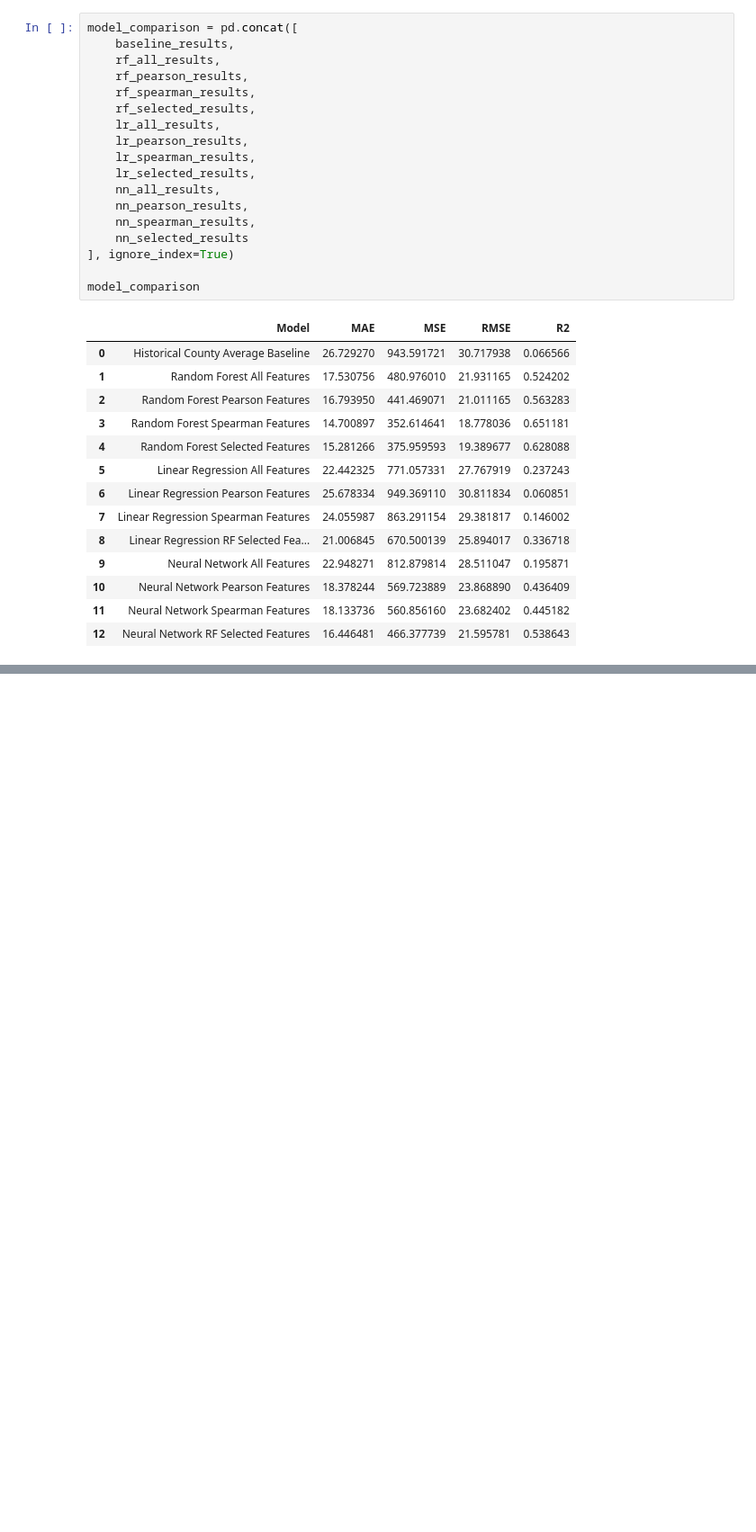
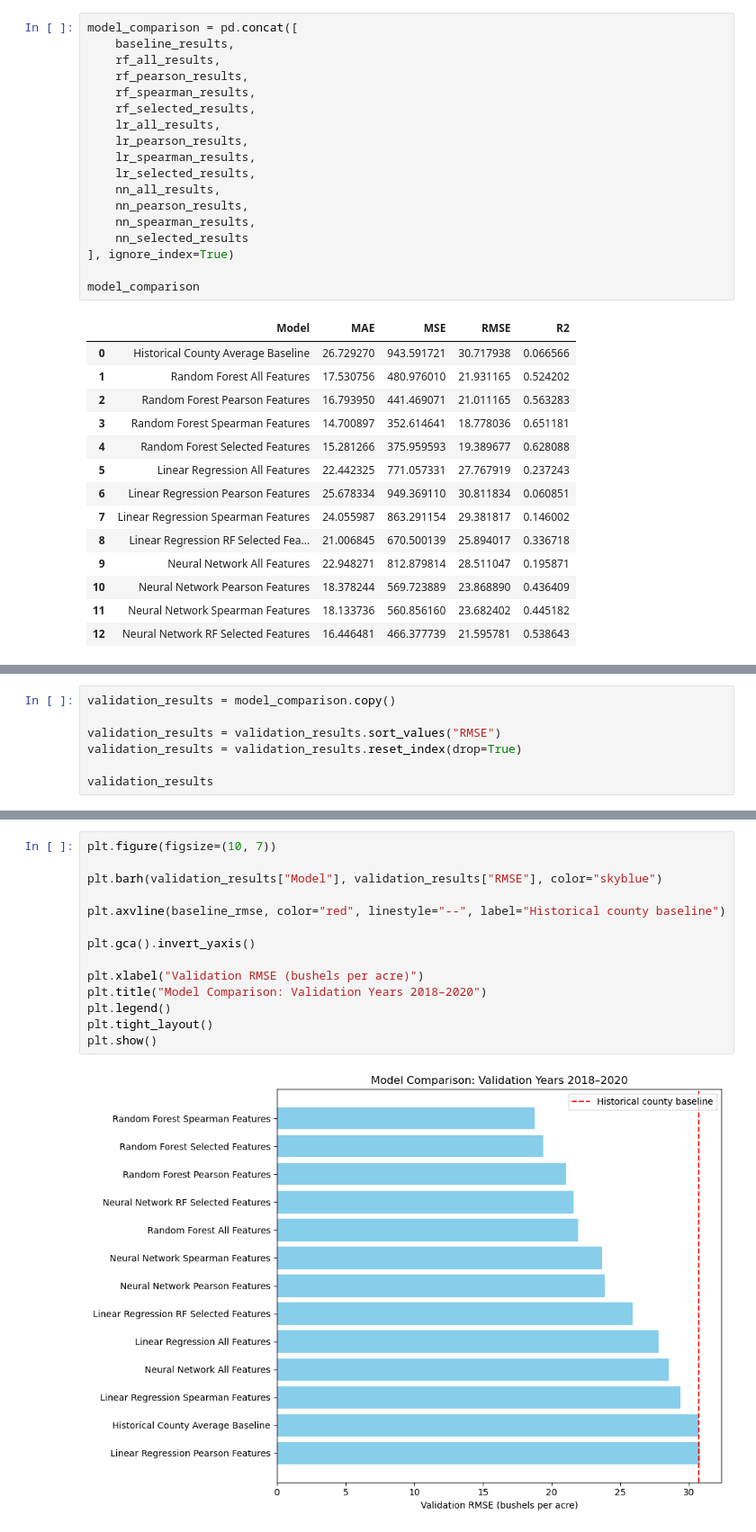
Before and after one commit to JTRIII/corn-yield-thesis, a Jupyter notebook: notebooks/06_model_evaluation_and_final_results.ipynb, the cells around one changed output, grey strips where cells are left out. Shown at 90% size. Saved outputs shown, nothing was run; the diff lists cells and outputs as text; blank space fills up the shorter version.

Commit message:
Validation Results Comparison

```diff
--- a/notebooks/06_model_evaluation_and_final_results.ipynb
+++ b/notebooks/06_model_evaluation_and_final_results.ipynb
@@ -1676,0 +1687,7 @@ model_comparison
+# %%
+validation_results = model_comparison.copy()
+
+validation_results = validation_results.sort_values("RMSE")
+validation_results = validation_results.reset_index(drop=True)
+
+validation_results
@@ -1676,0 +1744,16 @@ model_comparison
+# %%
+plt.figure(figsize=(10, 7))
+
+plt.barh(validation_results["Model"], validation_results["RMSE"], color="skyblue")
+
+plt.axvline(baseline_rmse, color="red", linestyle="--", label="Historical county baseline")
+
+plt.gca().invert_yaxis()
+
+plt.xlabel("Validation RMSE (bushels per acre)")
+plt.title("Model Comparison: Validation Years 2018–2020")
+plt.legend()
+plt.tight_layout()
+plt.show()
+# %% [output]
+[figure, added]
```
Also changed, not shown: parts of 3 cells of this notebook.
